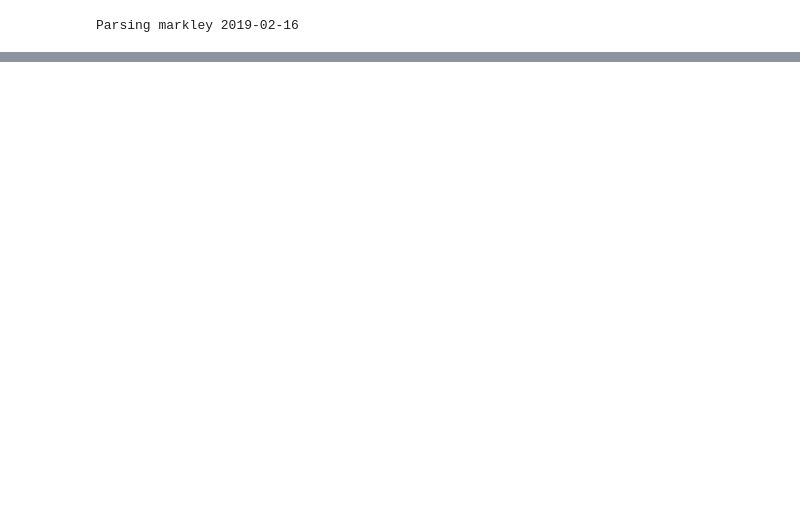
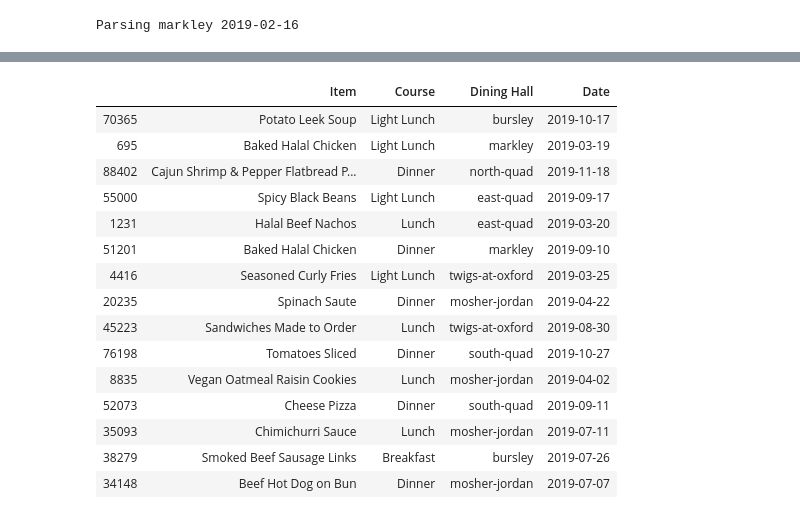
Before and after one commit to uddhav99/MDining, a Jupyter notebook: collection/Michigan-salnad-scrapping.ipynb, the cells around one changed output, grey strips where cells are left out. Saved outputs shown, nothing was run; the diff lists cells and outputs as text; code cells hidden in the pictures; blank space fills up the shorter version.

Commit message:
scrapped breakfast/lunch/dinner for all dining halls/days

```diff
--- a/collection/Michigan-salnad-scrapping.ipynb
+++ b/collection/Michigan-salnad-scrapping.ipynb
@@ -55,10 +48,2 @@ date = datetime.datetime(2019, 2, 18)
 r = requests.get("https://dining.umich.edu/menus-locations/dining-halls/{}/?menuDate={}".format(dh, str(date.date())))
 soup = BeautifulSoup(r.text, "html5lib")
-# %%
-course_title = soup.find("div", {"id": "mdining-items"}).find_all("h3")
-course_list = soup.find("div", {"id": "mdining-items"}).find_all("div", {"class": "courses"})
-for x in course_title:
-    print("".join(x.strings))
-for time in course_list:
-
-    print(station.select("ul.courses_wrapper > li")[0].find('h4').string)
@@ -73,0 +50,25 @@ Soup
+# %%
+import datetime
+import pandas as pd
+import requests
+from bs4 import BeautifulSoup
+import pickle
+
+data = []
+dining_halls = ["bursley", "east-quad", "markley", "mosher-jordan", "north-quad", "south-quad", "twigs-at-oxford"] #list of dining halls
+dates = pd.date_range(datetime.datetime(2019, 3, 18),datetime.datetime(2020, 3, 17)).tolist()
+# dates = [datetime.datetime(2019, 3, 18)]
+for date in dates:
+    for dh in dining_halls:
+        r = requests.get("https://dining.umich.edu/menus-locations/dining-halls/{}/?menuDate={}".format(dh, str(date.date())))
+        soup = BeautifulSoup(r.text, "html5lib")
+        course_title = soup.find("div", {"id": "mdining-items"}).find_all("h3")
+        course_list = soup.find("div", {"id": "mdining-items"}).find_all("div", {"class": "courses"})
+        for i in range(len(course_list)):
+                curr_course_items = [x.text for x in course_list[i].find_all("div", {"class":"item-name"})]
+                for item in curr_course_items:
+                    data.append((item,  "".join(course_title[i].strings), dh, str(date.date())))
+        with open('temp.pkl', 'wb') as f:
+            pickle.dump(data, f)
+    print(f'processed {str(date.date())}...')
+print()
@@ -73,0 +94,22 @@ Soup
+# %%
+data_b = data
+df = pd.DataFrame(data, columns = ['Item','Course','Dining Hall', 'Date'])
+# %%
+df.sample(15)
+# %% [output]
+|  | Item | Course | Dining Hall | Date |
+| 70365 | Potato Leek Soup | Light Lunch | bursley | 2019-10-17 |
+| 695 | Baked Halal Chicken | Light Lunch | markley | 2019-03-19 |
+| 88402 | Cajun Shrimp & Pepper Flatbread P... | Dinner | north-quad | 2019-11-18 |
+| 55000 | Spicy Black Beans | Light Lunch | east-quad | 2019-09-17 |
+| 1231 | Halal Beef Nachos | Lunch | east-quad | 2019-03-20 |
+| 51201 | Baked Halal Chicken | Dinner | markley | 2019-09-10 |
+| 4416 | Seasoned Curly Fries | Light Lunch | twigs-at-oxford | 2019-03-25 |
+| 20235 | Spinach Saute | Dinner | mosher-jordan | 2019-04-22 |
+| 45223 | Sandwiches Made to Order | Lunch | twigs-at-oxford | 2019-08-30 |
+| 76198 | Tomatoes Sliced | Dinner | south-quad | 2019-10-27 |
+| 8835 | Vegan Oatmeal Raisin Cookies | Lunch | mosher-jordan | 2019-04-02 |
+| 52073 | Cheese Pizza | Dinner | south-quad | 2019-09-11 |
+| 35093 | Chimichurri Sauce | Lunch | mosher-jordan | 2019-07-11 |
+| 38279 | Smoked Beef Sausage Links | Breakfast | bursley | 2019-07-26 |
+| 34148 | Beef Hot Dog on Bun | Dinner | mosher-jordan | 2019-07-07 |
```
Also changed, not shown: parts of 7 cells of this notebook, 2 other files.
